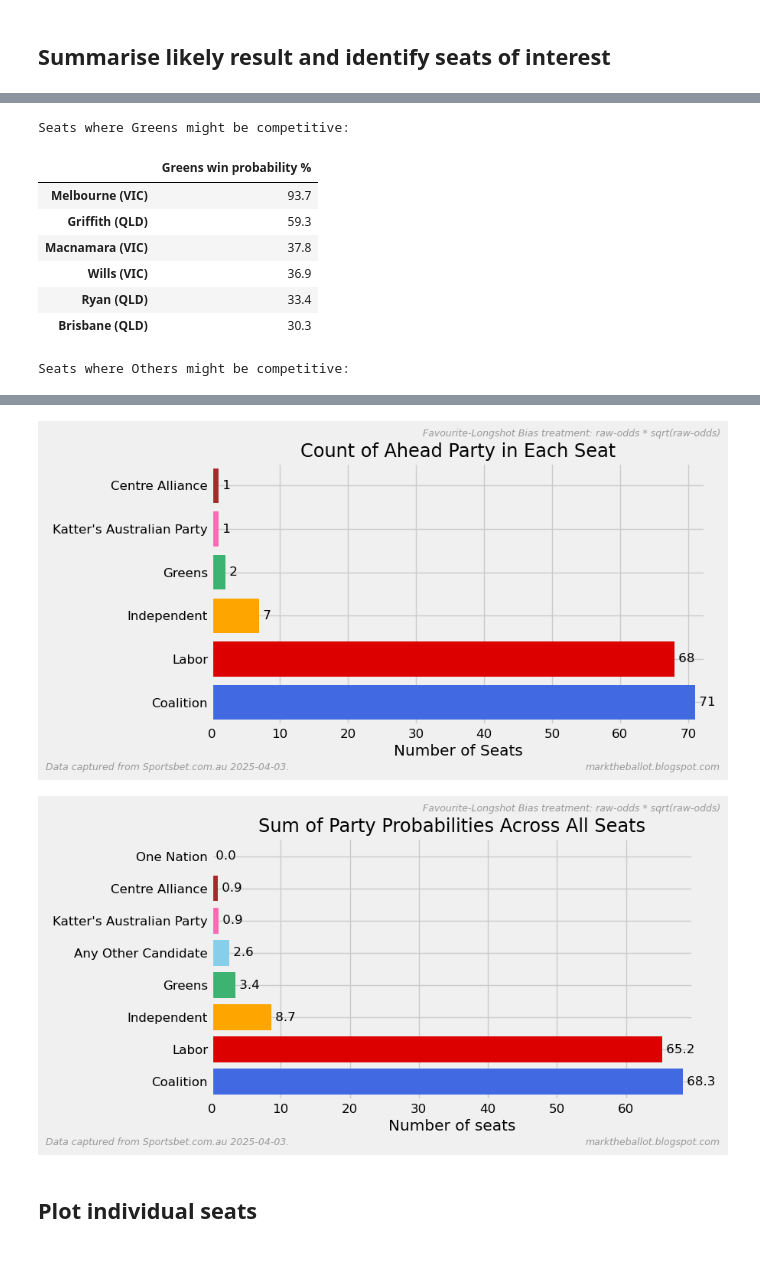
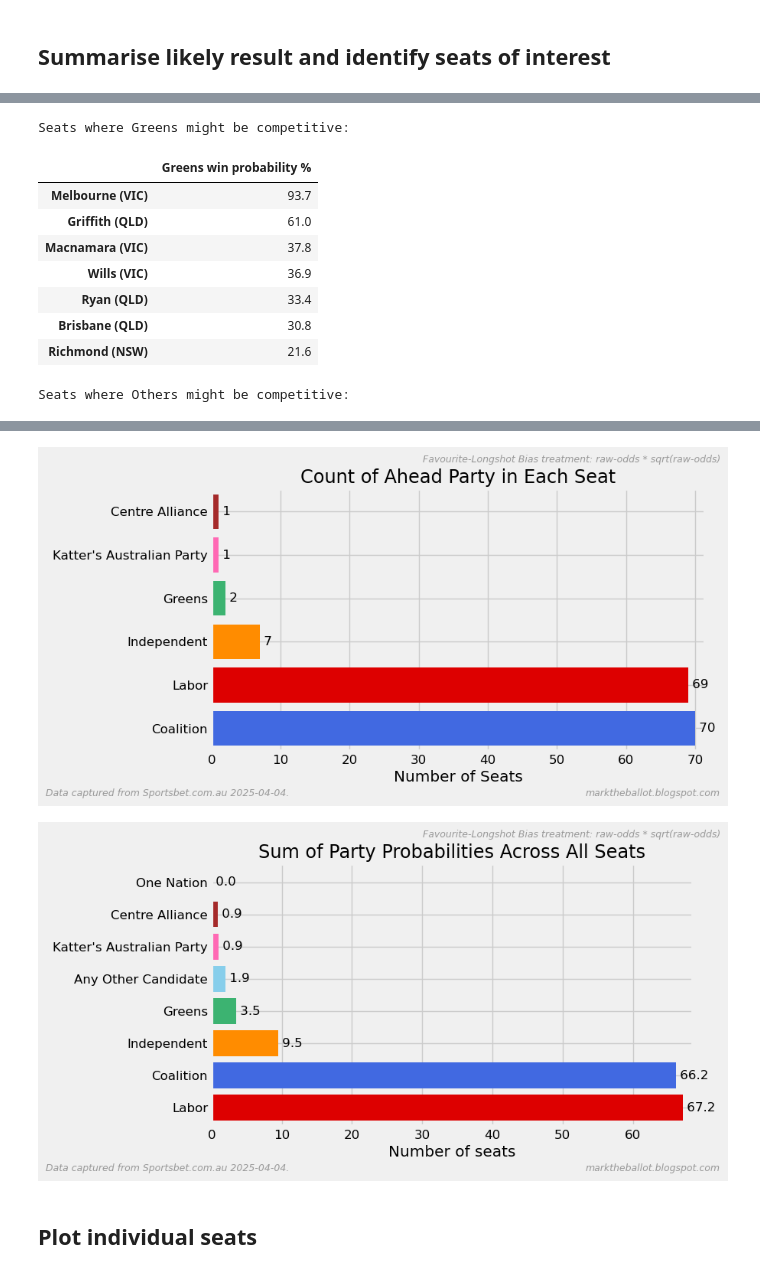
Before and after one commit to bpalmer4/Australian-Federal-Election-2025, a Jupyter notebook: notebooks/_chart-electorate-betting-at-sportsbet.ipynb, the cells around one changed output, grey strips where cells are left out. Saved outputs shown, nothing was run; the diff lists cells and outputs as text; code cells hidden in the pictures.

Commit message:
Allowed for multiple independents - data update

```diff
--- a/notebooks/_chart-electorate-betting-at-sportsbet.ipynb
+++ b/notebooks/_chart-electorate-betting-at-sportsbet.ipynb
@@ -56,4 +56,13 @@ print(f"data length: {len(betting_df)}")
 print(f"data start: {betting_df['timestamp'].min()}")
 print(f"data end: {betting_df['timestamp'].max()}")
 print(f"data columns: {betting_df.columns}")
+last = betting_df["timestamp"].max()
+print(
+    f"Latest seat count: {len(betting_df[betting_df['timestamp'] == last].seat.unique())}"
+)
+REMOVE_BRACKETS = r"\s*\(.*?\)"
+print(
+    "Party groups:",
+    betting_df.party.str.replace(REMOVE_BRACKETS, "", regex=True).unique(),
+)
 # %% [output]
@@ -181,15 +219,17 @@ def colourise(s: str) -> tuple[str, str]:
 # %%
-def plot_ahead_count(party_count: dict[str, str], method: str) -> None:
+def plot_ahead_count(party_count: dict[str, float], method: str) -> None:
     """Plot the count of the ahead party in each seat."""
 
     winners = pd.Series(party_count).sort_values(ascending=False)
-    assert winners.sum() == 150, f"Count of ahead parties does not sum to 150 {winners.sum()}"
+    assert (
+        winners.sum() == 150
+    ), f"Count of ahead parties does not sum to 150 {winners.sum()}"
     colors = [colourise(x)[0] for x in winners.index]
     _fig, ax = plt.subplots()
     ax.barh(winners.index, winners, color=colors)
     for i, v in enumerate(winners):
-        rounded: str = f"{v:.1f}".rstrip('0').rstrip('.')
-        ax.text(v, i, f" {rounded}", color="black", va="center", ha="left")
+        rounded: str = f"{v:.1f}".rstrip("0").rstrip(".")
+        ax.text(v, i, f" {rounded}", color="black", va="center", ha="left")  # type: ignore[arg-type]
     plotting.finalise_plot(
         ax,
         title="Count of Ahead Party in Each Seat",
@@ -249,8 +289,8 @@ def tables_of_interest(
     print("Close seats:")
     display(results)
 
-    # Green ahead seats
-    green_threshold = 25
+    # Green possible seats
+    green_threshold = 20
     greens = seat_probs["Greens"]
     green_competitive = (
         greens[greens >= green_threshold].sort_values(ascending=False).round(1)
@@ -260,8 +300,8 @@ def tables_of_interest(
     frame.columns = pd.Index(["Greens win probability %"])
     display(frame)
 
-    # Others ahead
-    other_threshold = 25
+    # Others possible
+    other_threshold = 20
     others = seat_probs.drop(columns=["Greens", "Labor", "Coalition"]).sum(axis=1)
     other_competitive = others[others >= other_threshold].sort_values(ascending=False)
     print("Seats where Others might be competitive:")
@@ -292,7 +332,9 @@ def plot_stacked_probs(all_seats_probs: dict[str, pd.Series], method: str) -> No
     for i, s in enumerate(slices):
         suffix = {0: "", 1: "(C)", 2: "(B)", 3: "(A)"}[i]
         size = {0: (9, 25), 1: (9, 9), 2: (9, 9), 3: (9, 9)}[i]
-        lpos = {0: "lower right", 1: "lower right", 2: "lower right", 3: "center left"}[i]
+        lpos = {0: "lower right", 1: "lower right", 2: "lower right", 3: "center left"}[
+            i
+        ]
 
         ax = seat_probs.iloc[s].plot.barh(stacked=True, color=colours)  # type: ignore[arg-type]
         ax.axvline(50, color="black", linestyle="-", linewidth=0.75)
@@ -316,7 +358,7 @@ def summarise_seats_data() -> None:
     """Summarise the individual seat betting data."""
 
     all_seats_probs = {}  # {seat: series_of_probabilities}
-    party_ahead_count = {}  # {party: count}
+    party_ahead_count: dict[str, float] = {}  # {party: count}
     individual_leaders = {}  # {seat: party}
     for seat in betting_df.seat.unique():
         # get latest seat probabilities
@@ -331,14 +373,21 @@ def summarise_seats_data() -> None:
         maxima = latest.max()
         leaders = latest[latest == maxima].index.tolist()
         for leader in leaders:
-            party = re.sub(r"\(.*?\)", "", leader).strip()
-            party_ahead_count[party] = party_ahead_count.get(party, 0) + (1 / len(leaders))
+            party = re.sub(REMOVE_BRACKETS, "", leader).strip()
+            party_ahead_count[party] = party_ahead_count.get(party, 0) + (
+                1 / len(leaders)
+            )
         individual_leaders[seat] = "=, ".join(leaders)
 
         # let's group probabilities by party name (ignore candidate names)
-        renamer = {x: re.sub(r"\(.*?\)", "", x).strip() for x in latest.index}
+        renamer = {x: re.sub(REMOVE_BRACKETS, "", x).strip() for x in latest.index}
         groups = latest.rename(index=renamer)
-        all_seats_probs[seat] = groups / 100  # convert to simplex
+        groups_combined = groups.groupby(
+            groups.index
+        ).sum()  # eg. more than one independent candidate
+        if len(groups_combined) < len(groups):
+            print(f"Grouped probabilities for {seat}: {latest.index}")
+        all_seats_probs[seat] = groups_combined / 100  # convert to simplex
 
     tables_of_interest(all_seats_probs, individual_leaders)
 
@@ -349,6 +398,5 @@ def summarise_seats_data() -> None:
     plot_stacked_probs(all_seats_probs, method)
 
 
-
 summarise_seats_data()
 # %% [output]
@@ -373,11 +427,12 @@ Close seats:
 Seats where Greens might be competitive:
 |  | Greens win probability % |
 | Melbourne (VIC) | 93.7 |
-| Griffith (QLD) | 59.3 |
+| Griffith (QLD) | 61.0 |
 | Macnamara (VIC) | 37.8 |
 | Wills (VIC) | 36.9 |
 | Ryan (QLD) | 33.4 |
-| Brisbane (QLD) | 30.3 |
+| Brisbane (QLD) | 30.8 |
+| Richmond (NSW) | 21.6 |
 Seats where Others might be competitive:
 |  | Others win probability % |
 | Clark (TAS) | 98.5 |
@@ -399,5 +455,5 @@ Seats where Others might be competitive:
-[figure, old version]
+[figure, new version]
-[figure, old version]
+[figure, new version]
 # %% [markdown]
 ## Plot individual seats
 # %%
```
Also changed, not shown: parts of 7 cells of this notebook.
